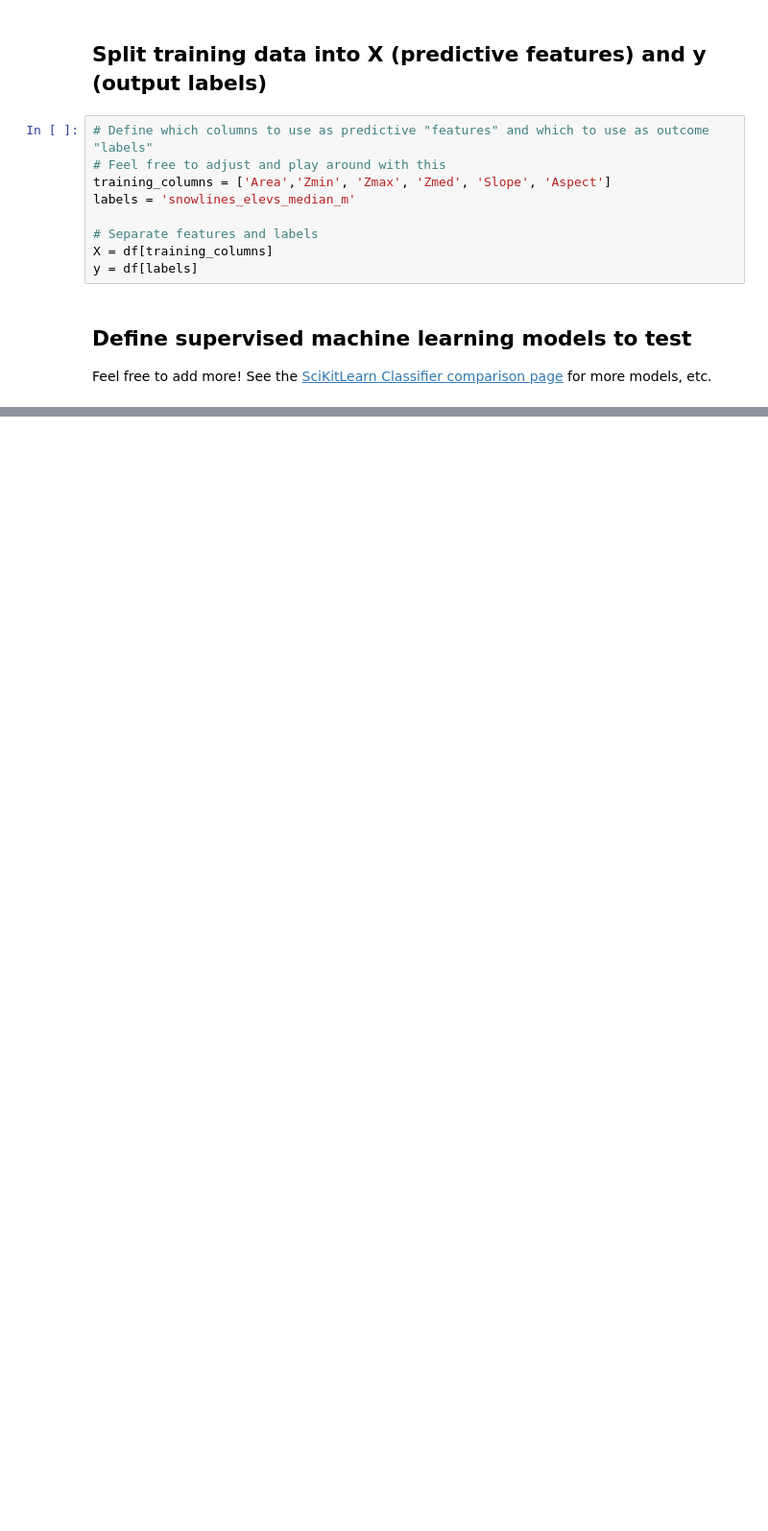
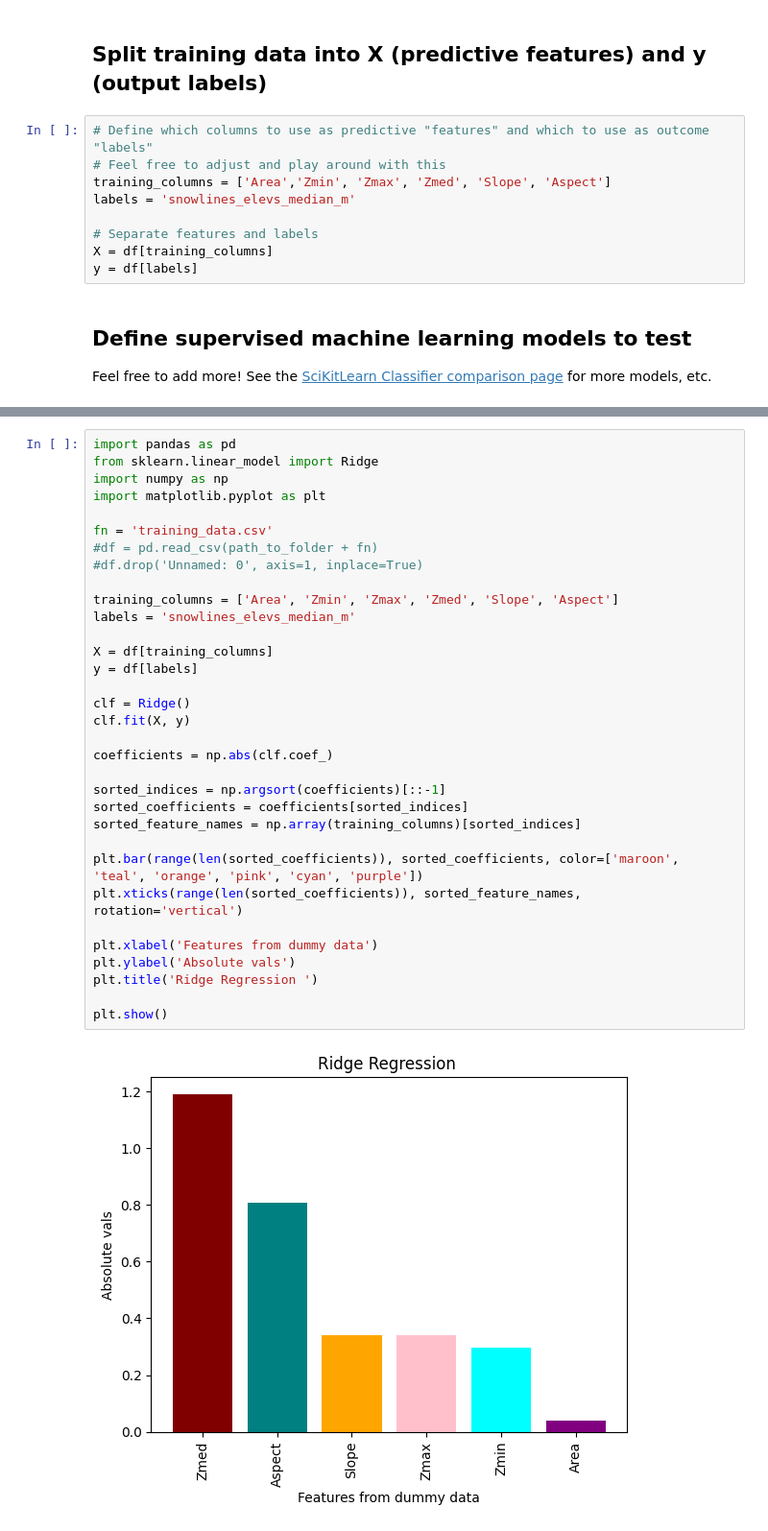
Before and after one commit to RaineyAbe/snow-cover-mapping-application, a Jupyter notebook: model_snowline_elevations.ipynb, the cells around one changed output, grey strips where cells are left out. Shown at 96% size. Cells and saved outputs as stored; diff of their text form; blank space fills up the shorter version.

```diff
--- a/model_snowline_elevations.ipynb
+++ b/model_snowline_elevations.ipynb
@@ -153,0 +350,35 @@ Ridge Regression
+# %%
+import pandas as pd
+from sklearn.linear_model import Ridge
+import numpy as np
+import matplotlib.pyplot as plt
+
+fn = 'training_data.csv'
+#df = pd.read_csv(path_to_folder + fn)
+#df.drop('Unnamed: 0', axis=1, inplace=True)
+
+training_columns = ['Area', 'Zmin', 'Zmax', 'Zmed', 'Slope', 'Aspect']
+labels = 'snowlines_elevs_median_m'
+
+X = df[training_columns]
+y = df[labels]
+
+clf = Ridge()
+clf.fit(X, y)
+
+coefficients = np.abs(clf.coef_)
+
+sorted_indices = np.argsort(coefficients)[::-1]
+sorted_coefficients = coefficients[sorted_indices]
+sorted_feature_names = np.array(training_columns)[sorted_indices]
+
+plt.bar(range(len(sorted_coefficients)), sorted_coefficients, color=['maroon', 'teal', 'orange', 'pink', 'cyan', 'purple'])
+plt.xticks(range(len(sorted_coefficients)), sorted_feature_names, rotation='vertical')
+
+plt.xlabel('Features from dummy data')
+plt.ylabel('Absolute vals')
+plt.title('Ridge Regression ')
+
+plt.show()
+# %% [output]
+[figure, added]
```
Also changed, not shown: parts of 20 cells of this notebook.
